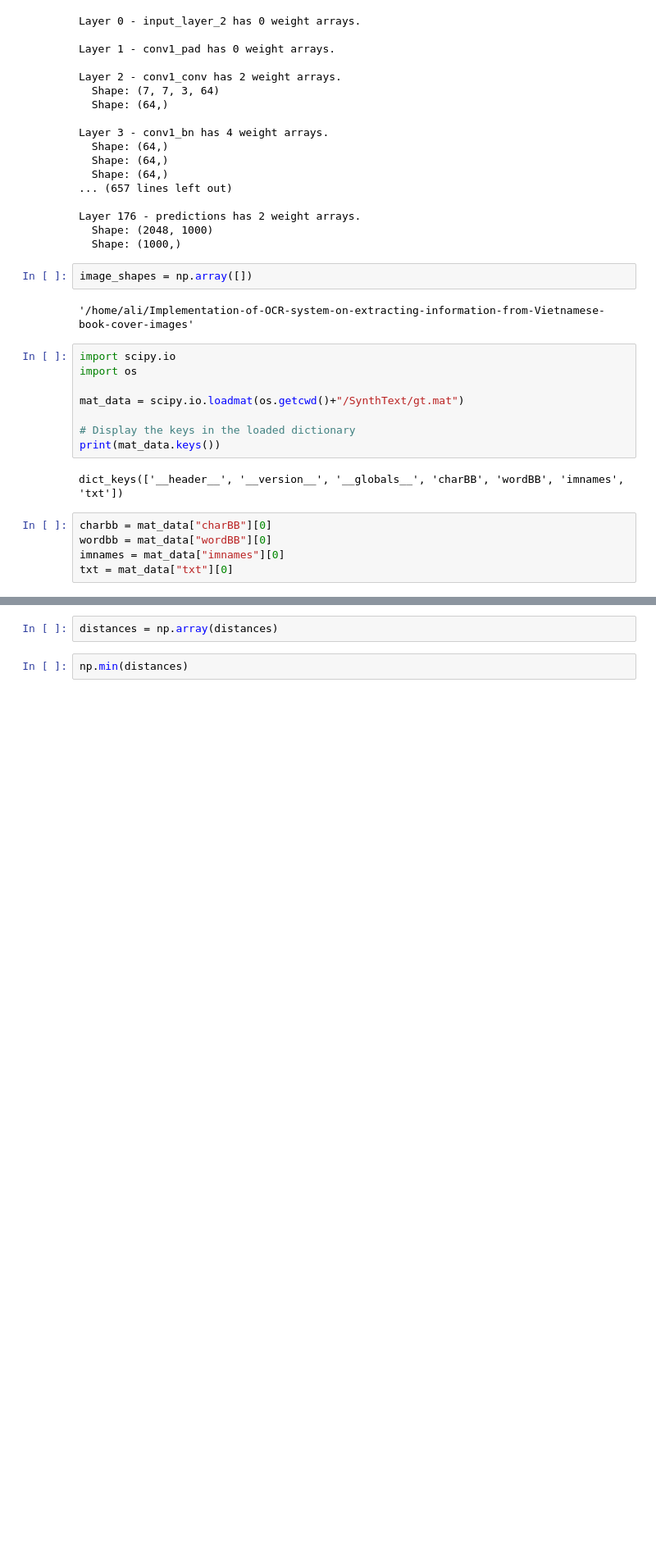
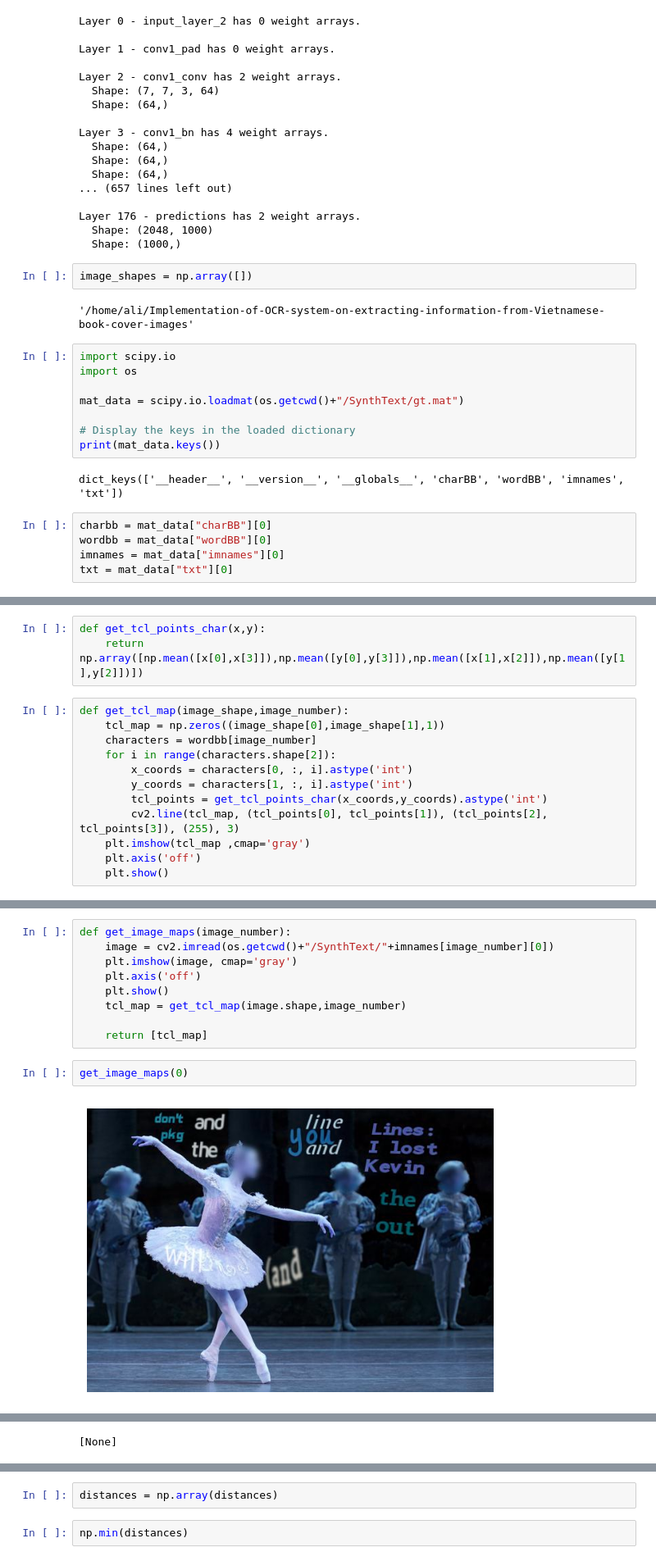
Before and after one commit to AliMoghtader/Implementation-of-OCR-system-on-extracting-information-from-Vietnamese-book-cover-images, a Jupyter notebook: SAST.ipynb, the cells around one changed output, grey strips where cells are left out. Shown at 82% size. Drawn from its saved outputs; the diff is of its cells as text; blank space fills up the shorter version.

```diff
--- a/SAST.ipynb
+++ b/SAST.ipynb
@@ -188,0 +197,15 @@ def get_tco(x,y):
+# %%
+def get_tcl_points_char(x,y):
+    return np.array([np.mean([x[0],x[3]]),np.mean([y[0],y[3]]),np.mean([x[1],x[2]]),np.mean([y[1],y[2]])])
+# %%
+def get_tcl_map(image_shape,image_number):
+    tcl_map = np.zeros((image_shape[0],image_shape[1],1))
+    characters = wordbb[image_number]
+    for i in range(characters.shape[2]):
+        x_coords = characters[0, :, i].astype('int')
+        y_coords = characters[1, :, i].astype('int')
+        tcl_points = get_tcl_points_char(x_coords,y_coords).astype('int')
+        cv2.line(tcl_map, (tcl_points[0], tcl_points[1]), (tcl_points[2], tcl_points[3]), (255), 3)
+    plt.imshow(tcl_map ,cmap='gray')
+    plt.axis('off')
+    plt.show()
@@ -188,0 +219,13 @@ def get_tco(x,y):
+# %%
+def get_image_maps(image_number):
+    image = cv2.imread(os.getcwd()+"/SynthText/"+imnames[image_number][0])
+    plt.imshow(image, cmap='gray')
+    plt.axis('off')
+    plt.show()
+    tcl_map = get_tcl_map(image.shape,image_number)
+
+    return [tcl_map]
+# %%
+get_image_maps(0)
+# %% [output]
+[figure, added]
@@ -188,0 +233 @@ def get_tco(x,y):
+[None]
```
Also changed, not shown: parts of 14 cells of this notebook.
